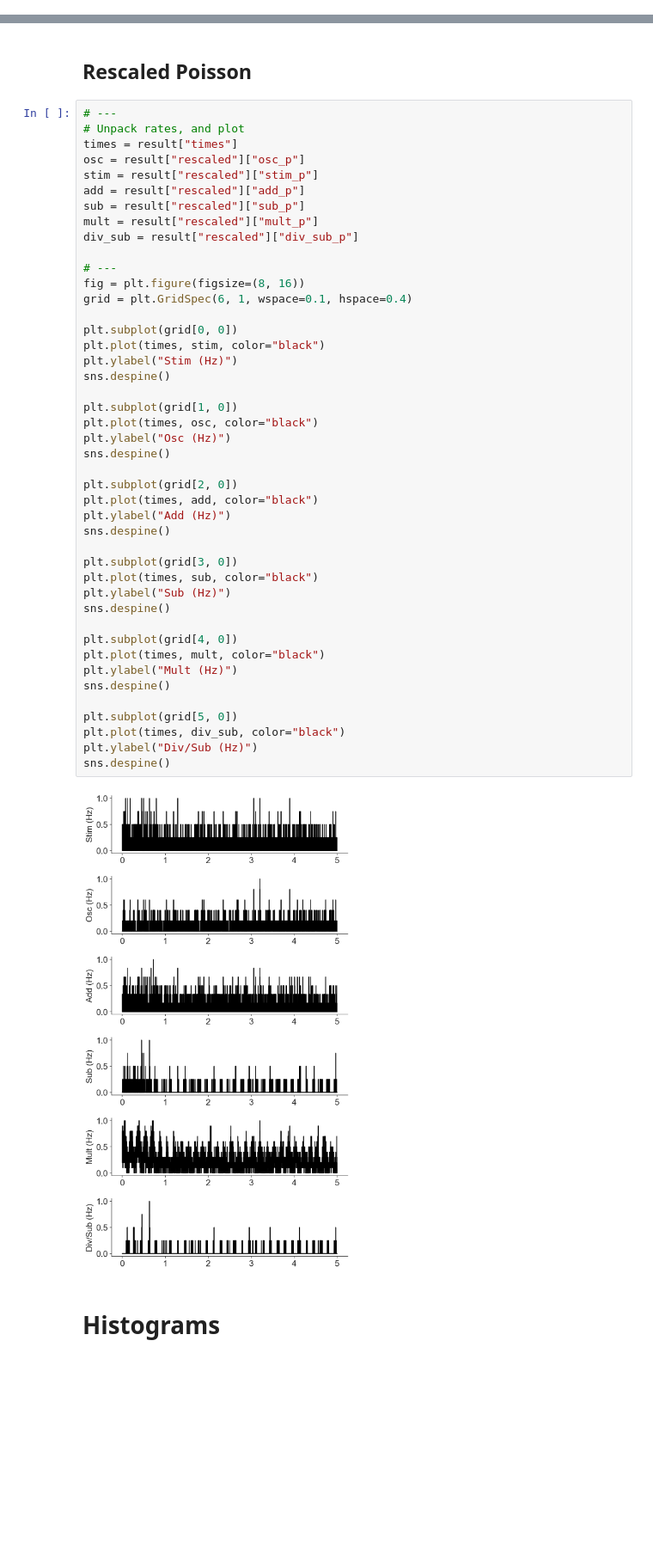
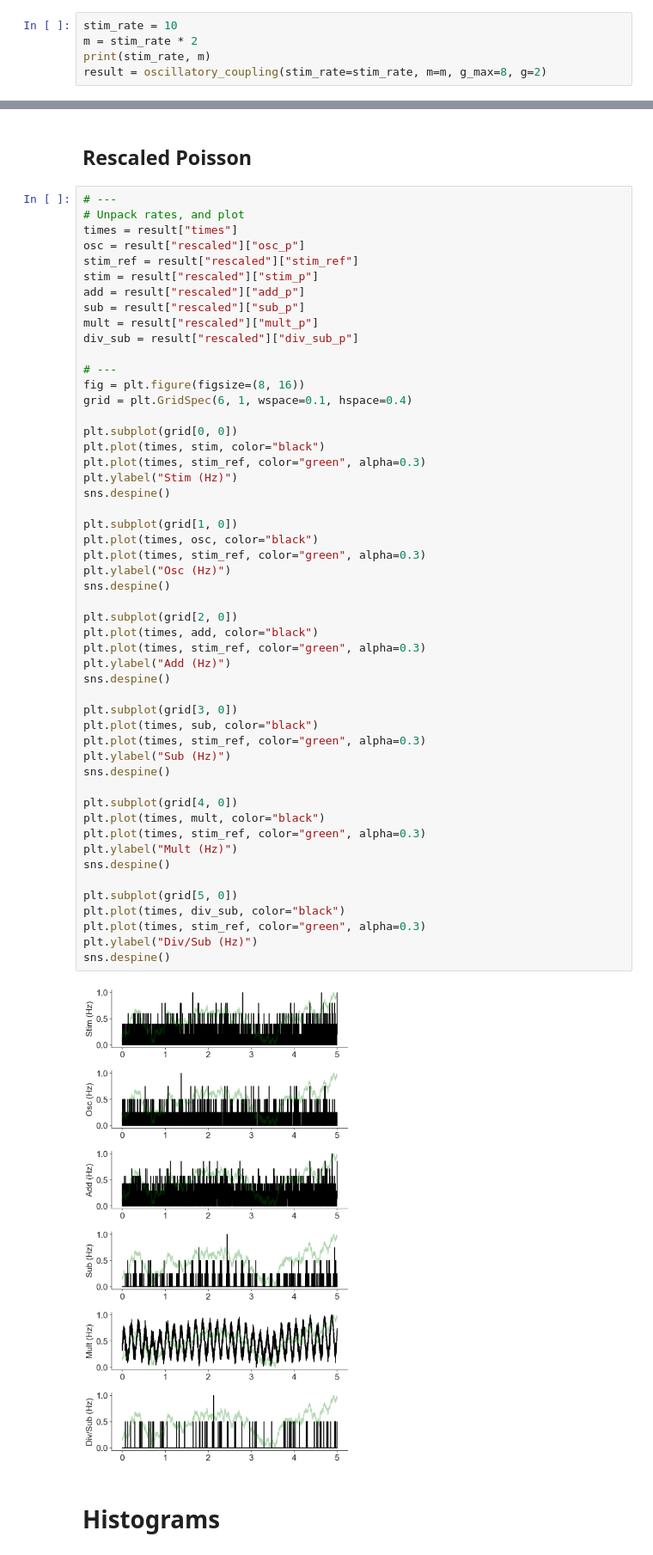
Before and after one commit to parenthetical-e/theoc, a Jupyter notebook: notebooks/testing.ipynb, the cells around one changed output, grey strips where cells are left out. Shown at 86% size. Cells and saved outputs as stored; diff of their text form; blank space fills up the shorter version.

```diff
--- a/notebooks/testing.ipynb
+++ b/notebooks/testing.ipynb
@@ -23,0 +21,5 @@ result = run(m=m)
+# %%
+stim_rate = 10
+m = stim_rate * 2
+print(stim_rate, m)
+result = oscillatory_coupling(stim_rate=stim_rate, m=m, g_max=8, g=2)
@@ -125,6 +129,7 @@ sns.despine()
 # Unpack rates, and plot
 times = result["times"]
 osc = result["rescaled"]["osc_p"]
+stim_ref = result["rescaled"]["stim_ref"]
 stim = result["rescaled"]["stim_p"]
 add = result["rescaled"]["add_p"]
 sub = result["rescaled"]["sub_p"]
@@ -137,35 +142,41 @@ grid = plt.GridSpec(6, 1, wspace=0.1, hspace=0.4)
 
 plt.subplot(grid[0, 0])
 plt.plot(times, stim, color="black")
+plt.plot(times, stim_ref, color="green", alpha=0.3)
 plt.ylabel("Stim (Hz)")
 sns.despine()
 
 plt.subplot(grid[1, 0])
 plt.plot(times, osc, color="black")
+plt.plot(times, stim_ref, color="green", alpha=0.3)
 plt.ylabel("Osc (Hz)")
 sns.despine()
 
 plt.subplot(grid[2, 0])
 plt.plot(times, add, color="black")
+plt.plot(times, stim_ref, color="green", alpha=0.3)
 plt.ylabel("Add (Hz)")
 sns.despine()
 
 plt.subplot(grid[3, 0])
 plt.plot(times, sub, color="black")
+plt.plot(times, stim_ref, color="green", alpha=0.3)
 plt.ylabel("Sub (Hz)")
 sns.despine()
 
 plt.subplot(grid[4, 0])
 plt.plot(times, mult, color="black")
+plt.plot(times, stim_ref, color="green", alpha=0.3)
 plt.ylabel("Mult (Hz)")
 sns.despine()
 
 plt.subplot(grid[5, 0])
 plt.plot(times, div_sub, color="black")
+plt.plot(times, stim_ref, color="green", alpha=0.3)
 plt.ylabel("Div/Sub (Hz)")
 sns.despine()
 # %% [output]
-[figure, old version]
+[figure, new version]
 # %% [markdown]
 # Histograms
 # %%
```
Also changed, not shown: parts of 12 cells of this notebook, 3 other files.
